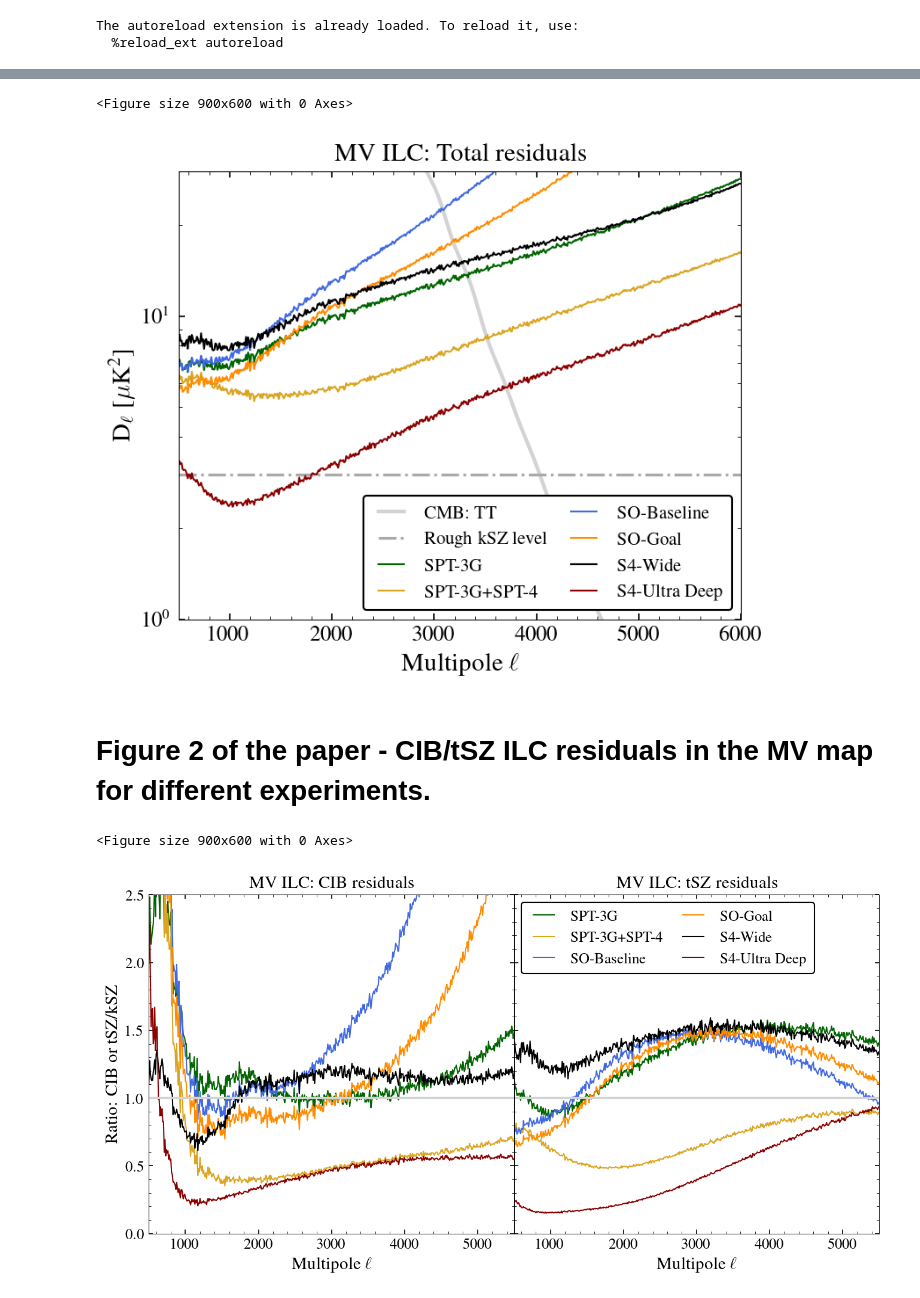
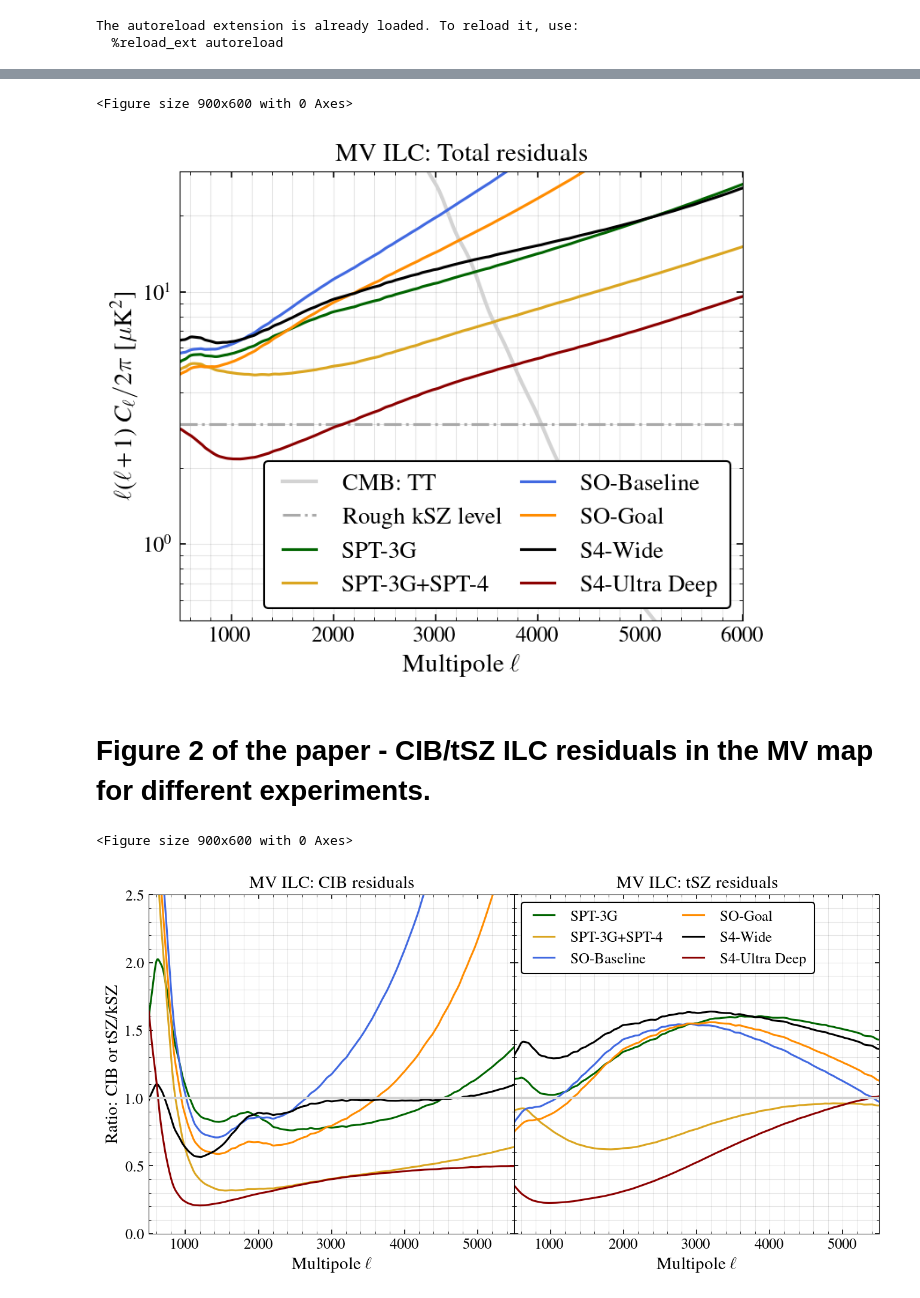
Before and after one commit to sriniraghunathan/cross_ilc_methods_paper, a Jupyter notebook: make_paper_plots.ipynb, the cells around one changed output, grey strips where cells are left out. Saved outputs shown, nothing was run; the diff lists cells and outputs as text; code cells hidden in the pictures.

```diff
--- a/make_paper_plots.ipynb
+++ b/make_paper_plots.ipynb
@@ -112,39 +134,43 @@ axhline(3., lw = 1.5, color = 'darkgray', ls ='-.', label = r'Rough kSZ level')
 
 for expname in exparr: #total_ilc_residuals_dict:
     els, total_ilc_residual_mv = total_ilc_residuals_dict[expname][reqd_ilc_keyname]
+    if perform_smoothing:
+        total_ilc_residual_mv=ndimage.filters.gaussian_filter1d(total_ilc_residual_mv,sigma=20)
     expname_str, colorval = exp_specs_dict[expname]
+    lwval = 1.5
 
     if (1): #take mean for a certain \ell_range
-        delta_el = 10
         binned_els = np.arange(0, max(els), delta_el)
         binned_dl_fac = binned_els * (binned_els+1)/2/np.pi
         binned_total_ilc_residual_mv = np.interp( binned_els, els, total_ilc_residual_mv)
-        plot(binned_els, binned_dl_fac * binned_total_ilc_residual_mv, lw = 1., color = colorval, label = r'%s' %(expname_str))
+        plot(binned_els, binned_dl_fac * binned_total_ilc_residual_mv, lw = lwval, color = colorval, label = r'%s' %(expname_str))
     else:
-        plot(els, dl_fac * total_ilc_residual_mv, lw = .5, color = colorval, label = r'%s' %(expname_str))
+        plot(els, dl_fac * total_ilc_residual_mv, lw = lwval, color = colorval, label = r'%s' %(expname_str))
 
 #title
 title_str = r'%s ILC: Total residuals' %(ilc_keyname_dict[reqd_ilc_keyname])
 title(title_str, fontsize = fsval)
 
 #legend
-legend(loc = 4, fontsize = fsval-4, ncol = 2, columnspacing = 1., framealpha=1.)
+legend(loc = 4, fontsize = fsval-1, ncol = 2, columnspacing = .5, framealpha=1.)#, handlelength = 1.5)
 
 #labels
 xlabel(r'Multipole $\ell$', fontsize = fsval)
-ylabel(r'D$_{\ell}$ [$\mu$K$^{2}$]', fontsize = fsval)
+#ylabel(r'D$_{\ell}$ [$\mu$K$^{2}$]', fontsize = fsval)
+ylabel(r'$\ell(\ell+1)\ C_{\ell} / 2\pi$ [$\mu$K$^{2}$]', fontsize = fsval)
 fn_format_axis(ax,fsval-2,fsval-2)
 
 #limits
 #xmin, xmax = 1000., 5000.
 #ymin, ymax = 0.5, 50.
 xmin, xmax = 500., 6000.
-ymin, ymax = 1., 30.
+ymin, ymax = .5, 30.
 xlim(xmin, xmax); ylim(ymin, ymax)
 
 #grid
 #grid(which = 'major', axis = 'both', lw = 0.1, color = 'black')
 #grid(which = 'minor', axis = 'both', lw = 0.05, color = 'black')
+grid(True, which='both', axis = 'both', lw = 0.5, alpha = 0.1)
 
 #save
 plname = 'plots/ilc_residuals_mv.pdf'
@@ -152,9 +178,9 @@ savefig(plname, dpi = 200.)
 show()
 # %% [output]
 <Figure size 900x600 with 0 Axes>
-[figure, old version]
+[figure, new version]
-# %% [markdown]
-# Figure 2 of the paper - CIB/tSZ ILC residuals in the MV map for different experiments.
+# %% [markdown]
+# Figure 2 of the paper - CIB/tSZ ILC residuals in the MV map for different experiments.
 # %%
 #MV-ILC CIB and tSZ residuals for different experiments
 reqd_ilc_keyname = 'mv'
@@ -177,7 +203,12 @@ for cntr, comp in enumerate( ['CIB', 'tSZ'] ):
         cib_ilc_residual_mv = cib_ilc_residuals_dict[expname][reqd_ilc_keyname]
         tsz_ilc_residual_mv = tsz_ilc_residuals_dict[expname][reqd_ilc_keyname]
 
-        lwval = 1.
+        if perform_smoothing:
+            cib_ilc_residual_mv=ndimage.filters.gaussian_filter1d(cib_ilc_residual_mv,sigma=25)
+            tsz_ilc_residual_mv=ndimage.filters.gaussian_filter1d(tsz_ilc_residual_mv,sigma=25)
+            lwval = 1.5
+        else:
+            lwval = 1.
 
         if (1): #take mean for a certain \ell_range
             ##delta_el = 200
@@ -207,17 +238,14 @@ for cntr, comp in enumerate( ['CIB', 'tSZ'] ):
                 plot(els_to_plot, dl_fac * tsz_ilc_residual_mv, lw=lwval, color = colorval, ls = '-')
 
     #title
-    #title_str = r'\textsc{%s-ILC: {\rm %s} residuals' %(ilc_keyname_dict[reqd_ilc_keyname], comp)
     title_str = r'%s ILC: %s residuals' %(ilc_keyname_dict[reqd_ilc_keyname], comp)
     title(title_str, fontsize = fsval)
 
     #labels
-    #xlabel(r'\textsc{Multipole $\ell$}', fontsize = fsval)
     xlabel(r'Multipole $\ell$', fontsize = fsval)
     fn_format_axis(ax,fsval-2,fsval-2)
 
     if (1): #legend
-        #if comp == 'CIB':
         if comp == 'tSZ':
             legend(loc = 2, fontsize = fsval-2, ncol = 2, columnspacing = 1., framealpha=1.)
 
@@ -227,37 +255,36 @@ for cntr, comp in enumerate( ['CIB', 'tSZ'] ):
     if ratio_plot:
         axhline(1., lw = 2., color = 'lightgray')
         ymin, ymax = 0., 2.5
-        #ylabel(r'\textsc{Ratio: {\rm %s/kSZ}}' %(comp), fontsize = fsval)
         ylab = r'Ratio: {\rm CIB or tSZ/kSZ}'
     else:
         axhline(3., lw = 0.5)
         ymin, ymax = 0.1, 2e2
-        #ylabel(r'\textsc{D$_{\ell}$ [$\mu$K$^{2}$]}', fontsize = fsval)
-        ylab=r'D$_{\ell}$ [$\mu$K$^{2}$]'
+        ylab=r'$\ell(\ell+1)\ C_{\ell} / 2\pi$ [$\mu$K$^{2}$]'
 
     if cntr == 0:
         ylabel(ylab, fontsize = fsval)
     else:
          setp(ax.get_yticklabels(), visible=False)
     xlim(xmin, xmax); ylim(ymin, ymax)
 
     #grid
     #grid(which = 'major', axis = 'both', lw = 0.1, color = 'black')
     #grid(which = 'minor', axis = 'both', lw = 0.05, color = 'black')
+    grid(True, which='both', axis = 'both', lw = 0.5, alpha = 0.1)
 
 if (0): #add legend
     xloc, yloc = 0.1, -.07
     w, h = 0.7, 0.1
     cax = fig.add_axes([xloc, yloc, w, h])
     for expname in total_ilc_residuals_dict:
         expname_str, colorval = exp_specs_dict[expname]
         plot([], [], color = colorval, lw = lwval, label = r'\textsc{%s}' %(expname_str))
     legend(loc = 1, fontsize = fsval, ncol = 3, columnspacing=1., framealpha=0.)
     axis('off')
 #save
 plname = 'plots/ilc_cib_tsz_residuals_mv.pdf'
 savefig(plname, dpi = 200.)
 show()
 # %% [output]
 <Figure size 900x600 with 0 Axes>
-[figure, old version]
+[figure, new version]
```
Also changed, not shown: parts of 15 cells of this notebook, 27 other files.
